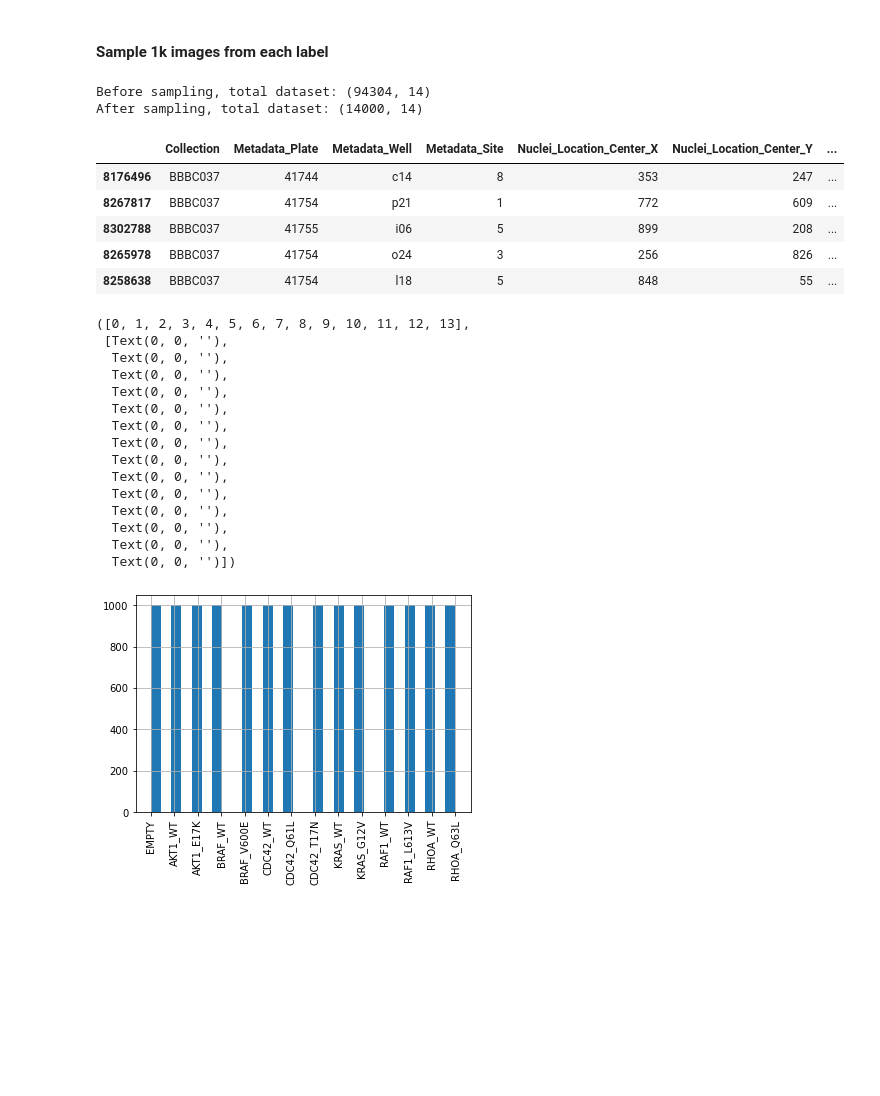
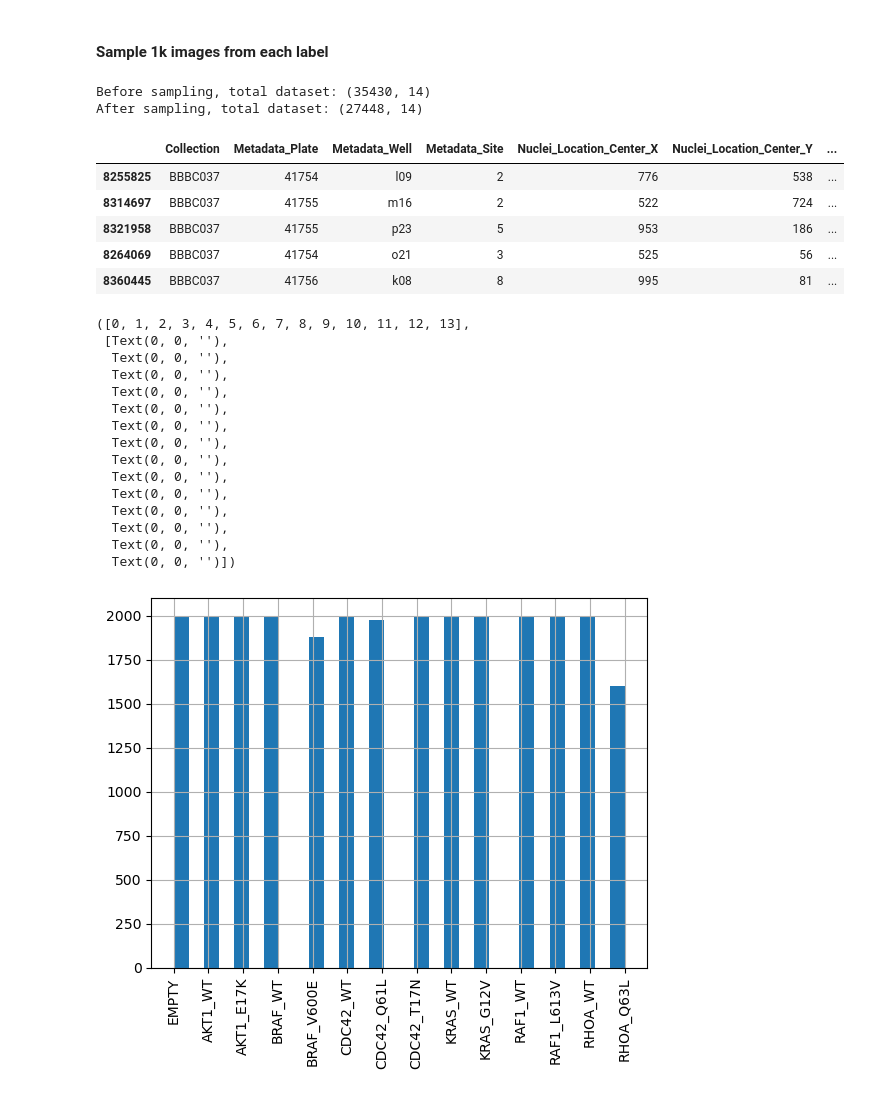
Before and after one commit to cankoc95/cellvit, a Jupyter notebook: create_metadata.ipynb, the cells around one changed output. Cells and saved outputs as stored; diff of their text form; code cells hidden in the pictures; blank space fills up the shorter version.

Commit message:
Added 27k dataset and saving improvements to train on a10gpu

```diff
--- a/create_metadata.ipynb
+++ b/create_metadata.ipynb
@@ -5 +26,3 @@ from data_fetcher import DataFetcher
+# %%
+BROAD_DIR = "/home/ubuntu/src/data/cpg0019-moshkov-deepprofiler/broad"
 # %%
@@ -18,5 +50,5 @@ print(c037_df["Metadata_Plate"].unique())
 # %%
-selected_plates = ['41744', '41754', '41755']
+selected_plates = ['41744', '41754', '41755', '41756', '41757']
 c037_selected_df = metadata_df[(metadata_df["Collection"] == "BBBC037") & metadata_df["Metadata_Plate"].isin(selected_plates)]
 print(c037_selected_df.shape)
 c037_selected_df.head()
@@ -97,53 +171,60 @@ class_labels
 # %% [markdown]
 #### Sample 1k from EMPTY
 # %%
-sample_size = 1000
+sample_size = 2000
 empty_treatments_sampled_df = c037_selected_df[c037_selected_df["Treatment"] == empty_treatment_label].sample(n=sample_size, random_state=42)
 # %% [markdown]
 #### Sample 1k images from each label
 # %%
-sample_size = 1000
-c037_14k_dataset = empty_treatments_sampled_df.copy()
-c037_selected_labels_df = c037_selected_df[c037_selected_df["Treatment"].isin(class_labels)]
+sample_size = 2000
+c037_27k_dataset = empty_treatments_sampled_df.copy()
 print(f"Before sampling, total dataset: {c037_selected_labels_df.shape}")
 
 for label in class_labels:
     if label == empty_treatment_label:
         # Do not re-add empty
         continue
-    sampled_label_df = c037_selected_df[c037_selected_df["Treatment"] == label].sample(n=sample_size, random_state=42)
-    c037_14k_dataset = pd.concat([c037_14k_dataset, sampled_label_df])
 
-print(f"After sampling, total dataset: {c037_14k_dataset.shape}")
-c037_14k_dataset.head()
+    label_df = c037_selected_df[c037_selected_df["Treatment"] == label]
+
+    if label_df.shape[0] < sample_size:
+        # Do not upsample just append it as is.
+        c037_27k_dataset = pd.concat([c037_27k_dataset, label_df])
+        continue
+
+    sampled_label_df = label_df.sample(n=sample_size, random_state=42)
+    c037_27k_dataset = pd.concat([c037_27k_dataset, sampled_label_df])
+
+print(f"After sampling, total dataset: {c037_27k_dataset.shape}")
+c037_27k_dataset.head()
 # %% [output]
-Before sampling, total dataset: (94304, 14)
-After sampling, total dataset: (14000, 14)
+Before sampling, total dataset: (35430, 14)
+After sampling, total dataset: (27448, 14)
 |  | Collection | Metadata_Plate | Metadata_Well | Metadata_Site | Nuclei_Location_Center_X | Nuclei_Location_Center_Y | ... |
-| 8176496 | BBBC037 | 41744 | c14 | 8 | 353 | 247 | ... |
-| 8267817 | BBBC037 | 41754 | p21 | 1 | 772 | 609 | ... |
-| 8302788 | BBBC037 | 41755 | i06 | 5 | 899 | 208 | ... |
-| 8265978 | BBBC037 | 41754 | o24 | 3 | 256 | 826 | ... |
-| 8258638 | BBBC037 | 41754 | l18 | 5 | 848 | 55 | ... |
+| 8255825 | BBBC037 | 41754 | l09 | 2 | 776 | 538 | ... |
+| 8314697 | BBBC037 | 41755 | m16 | 2 | 522 | 724 | ... |
+| 8321958 | BBBC037 | 41755 | p23 | 5 | 953 | 186 | ... |
+| 8264069 | BBBC037 | 41754 | o21 | 3 | 525 | 56 | ... |
+| 8360445 | BBBC037 | 41756 | k08 | 8 | 995 | 81 | ... |
 # %%
 import matplotlib.pyplot as plt
-ax = c037_14k_dataset["Treatment"].hist(bins=30)
+ax = c037_27k_dataset["Treatment"].hist(bins=30)
 plt.xticks(rotation = "vertical")
 # %% [output]
 ([0, 1, 2, 3, 4, 5, 6, 7, 8, 9, 10, 11, 12, 13],
  [Text(0, 0, ''),
   Text(0, 0, ''),
   Text(0, 0, ''),
   Text(0, 0, ''),
   Text(0, 0, ''),
   Text(0, 0, ''),
   Text(0, 0, ''),
   Text(0, 0, ''),
   Text(0, 0, ''),
   Text(0, 0, ''),
   Text(0, 0, ''),
   Text(0, 0, ''),
   Text(0, 0, ''),
   Text(0, 0, '')])
-[figure, old version]
+[figure, new version]
 # %%
```
Also changed, not shown: parts of 11 cells of this notebook, 1 other file.
